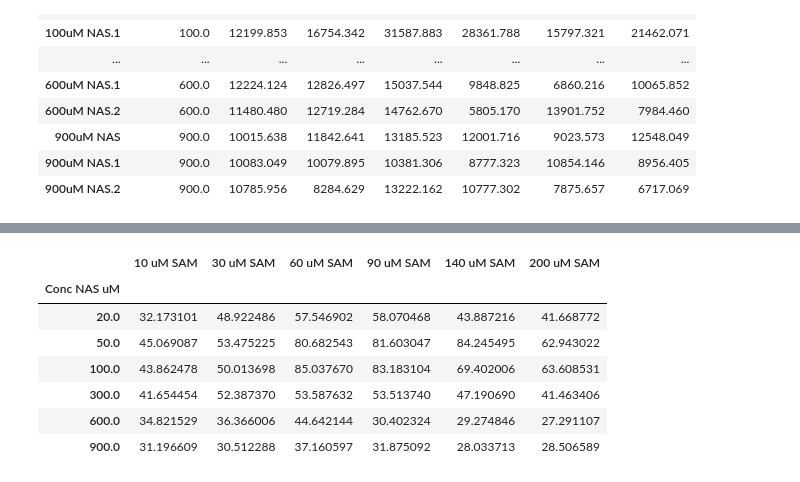
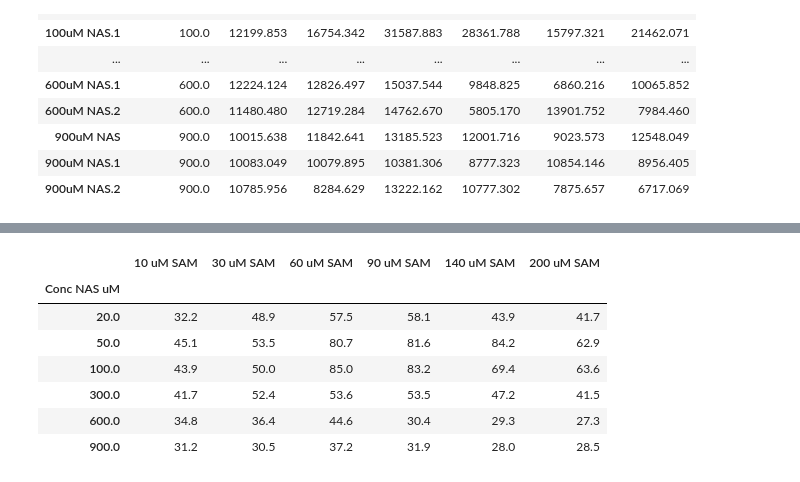
Before and after one commit to Qflow777/BiBi_enzyme_kinetics, a Jupyter notebook: BiBi_seq.ipynb, the cells around one changed output, grey strips where cells are left out. Drawn from its saved outputs; the diff is of its cells as text; code cells hidden in the pictures.

```diff
--- a/BiBi_seq.ipynb
+++ b/BiBi_seq.ipynb
@@ -329,0 +292,5 @@ gk.std()
+# %%
+# group by NAS concentrations and average
+grouped = df.groupby(df.columns[0])
+areas_averaged = grouped.mean()
+areas_averaged.round(1)
@@ -330,14 +319,14 @@ gk.std()
 # %%
 # conversion between area and nM/min: Divide area by 22 from standard curve and assay time 15 min
 
-velocities = gk.mean()/22/15
-velocities
+velocities = areas_averaged/22/15
+velocities.round(1)
 # %% [output]
 |  | 10 uM SAM | 30 uM SAM | 60 uM SAM | 90 uM SAM | 140 uM SAM | 200 uM SAM |
 | Conc NAS uM |  |  |  |  |  |  |
-| 20.0 | 32.173101 | 48.922486 | 57.546902 | 58.070468 | 43.887216 | 41.668772 |
-| 50.0 | 45.069087 | 53.475225 | 80.682543 | 81.603047 | 84.245495 | 62.943022 |
-| 100.0 | 43.862478 | 50.013698 | 85.037670 | 83.183104 | 69.402006 | 63.608531 |
-| 300.0 | 41.654454 | 52.387370 | 53.587632 | 53.513740 | 47.190690 | 41.463406 |
-| 600.0 | 34.821529 | 36.366006 | 44.642144 | 30.402324 | 29.274846 | 27.291107 |
-| 900.0 | 31.196609 | 30.512288 | 37.160597 | 31.875092 | 28.033713 | 28.506589 |
+| 20.0 | 32.2 | 48.9 | 57.5 | 58.1 | 43.9 | 41.7 |
+| 50.0 | 45.1 | 53.5 | 80.7 | 81.6 | 84.2 | 62.9 |
+| 100.0 | 43.9 | 50.0 | 85.0 | 83.2 | 69.4 | 63.6 |
+| 300.0 | 41.7 | 52.4 | 53.6 | 53.5 | 47.2 | 41.5 |
+| 600.0 | 34.8 | 36.4 | 44.6 | 30.4 | 29.3 | 27.3 |
+| 900.0 | 31.2 | 30.5 | 37.2 | 31.9 | 28.0 | 28.5 |
```
Also changed, not shown: parts of 8 cells of this notebook.
